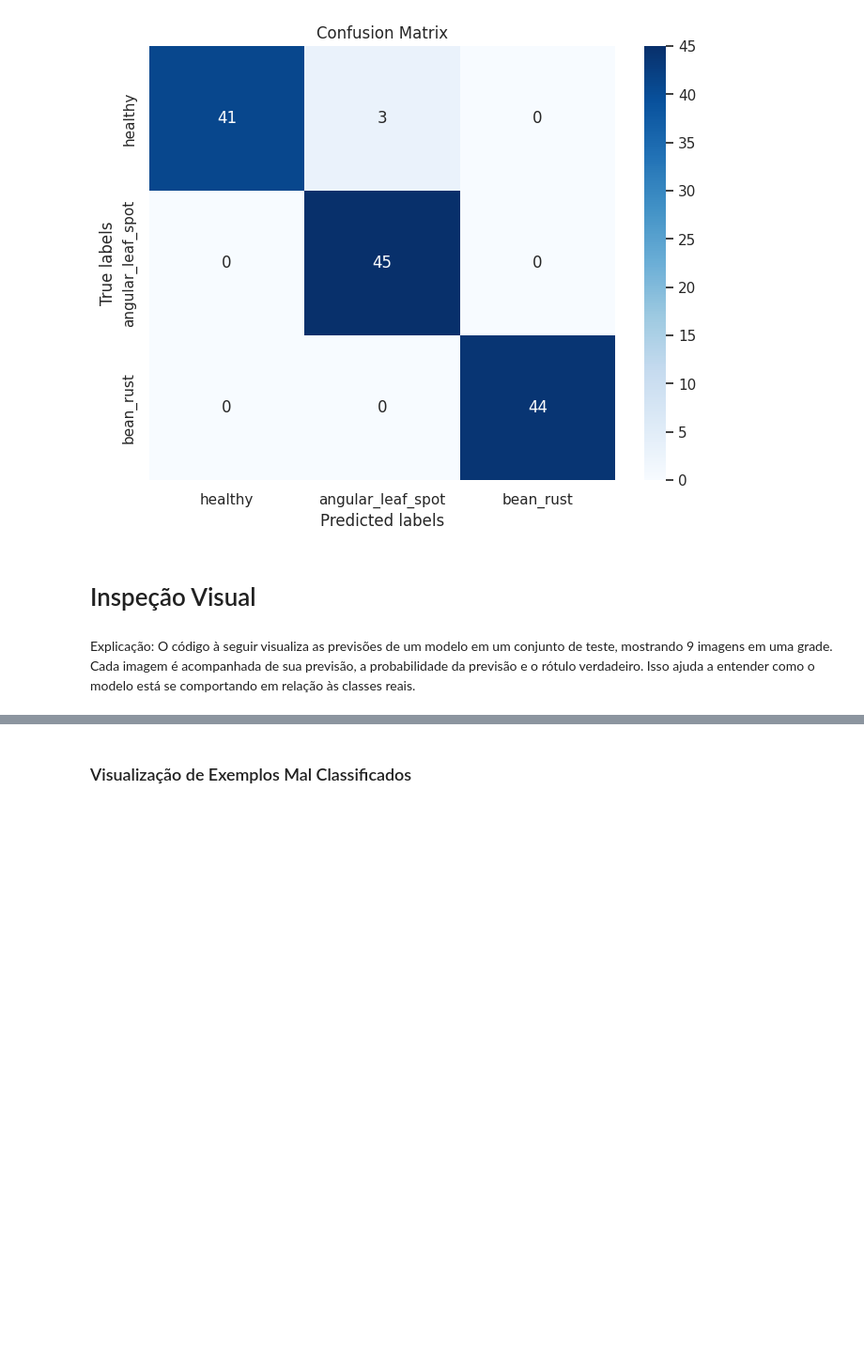
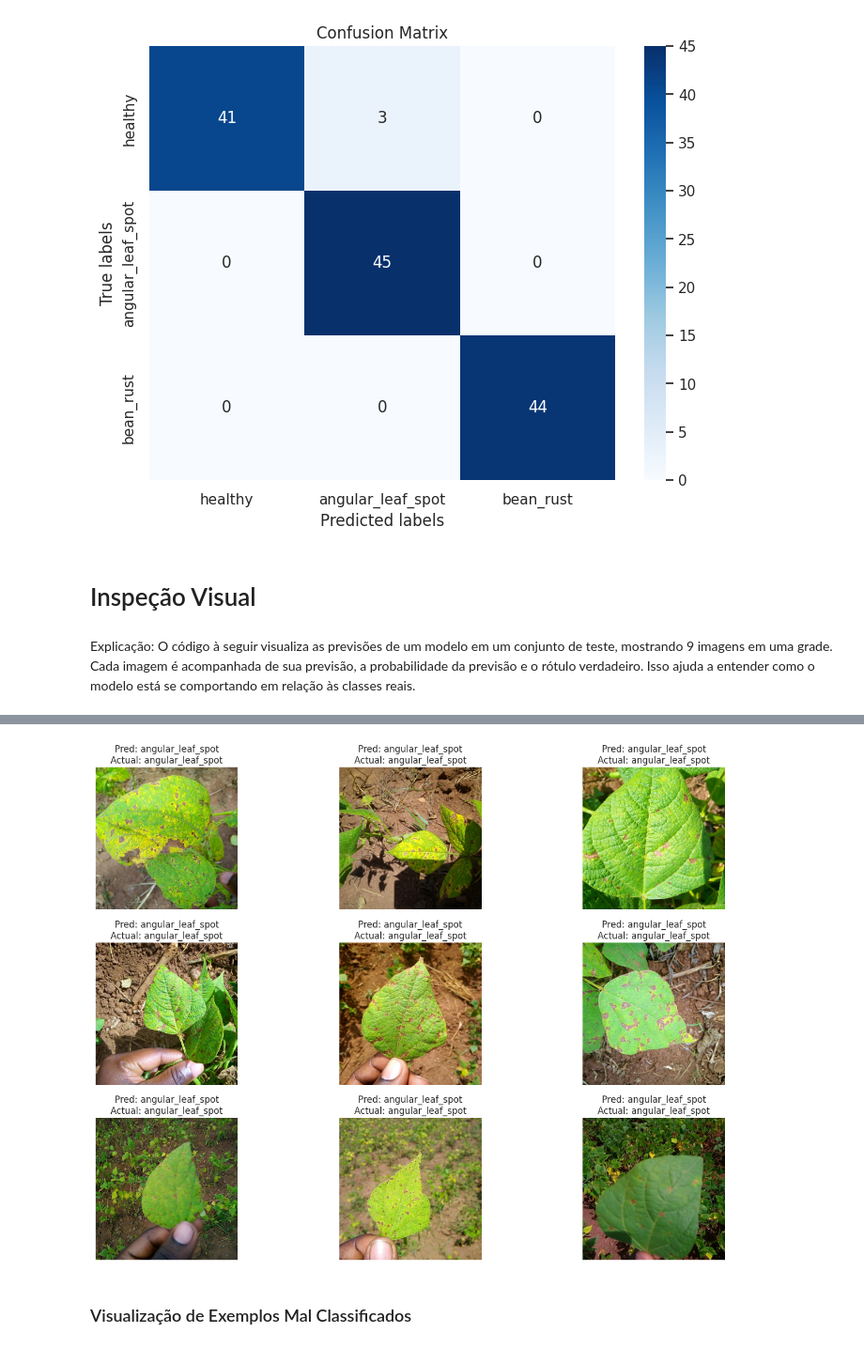
Before and after one commit to engcriscunha/avanti-bean-leaf-classification, a Jupyter notebook: squad_03_bean_leaf_classification_modelo_EfficientNet.ipynb, the cells around one changed output, grey strips where cells are left out. Shown at 94% size. Saved outputs shown, nothing was run; the diff lists cells and outputs as text; code cells hidden in the pictures; blank space fills up the shorter version.

Commit message:
feat: inspeção visual e conclusões

```diff
--- a/squad_03_bean_leaf_classification_modelo_EfficientNet.ipynb
+++ b/squad_03_bean_leaf_classification_modelo_EfficientNet.ipynb
@@ -1497,2 +1412,64 @@ Essas análises mais profundas vão te ajudar a entender a 'personalidade' do se
+# %%
+import numpy as np
+import matplotlib.pyplot as plt
+import cv2
+
+# Classes utilizadas pelo Dataset
+classes = test_dataset.classes
+
+# Converter índices das classes para seus nomes
+pred_labels = [
+    classes[pred]
+    for pred in all_preds
+]
+
+truth_labels = [
+    classes[label]
+    for label in all_labels
+]
+
+# Índice inicial
+index = 0
+
+# Criar figura com 3x3 imagens
+fig, axes = plt.subplots(
+    nrows=3,
+    ncols=3,
+    figsize=(15, 10)
+)
+
+for i in range(3):
+
+    for j in range(3):
+
+        # Caminho da imagem
+        image_path = test_dataset.images[index][0]
+
+        # Carregar imagem
+        imagem = cv2.imread(image_path)
+
+        # Converter BGR para RGB
+        imagem_rgb = cv2.cvtColor(
+            imagem,
+            cv2.COLOR_BGR2RGB
+        )
+
+        # Mostrar imagem
+        axes[i][j].imshow(imagem_rgb)
+
+        # Título
+        axes[i][j].set_title(
+            f"Pred: {pred_labels[index]}\n"
+            f"Actual: {truth_labels[index]}"
+        )
+
+        axes[i][j].axis("off")
+
+        index += 1
+
+plt.tight_layout()
+plt.show()
+# %% [output]
+[figure, added]
 # %% [markdown]
 ### Visualização de Exemplos Mal Classificados
```
Also changed, not shown: parts of 4 cells of this notebook.
